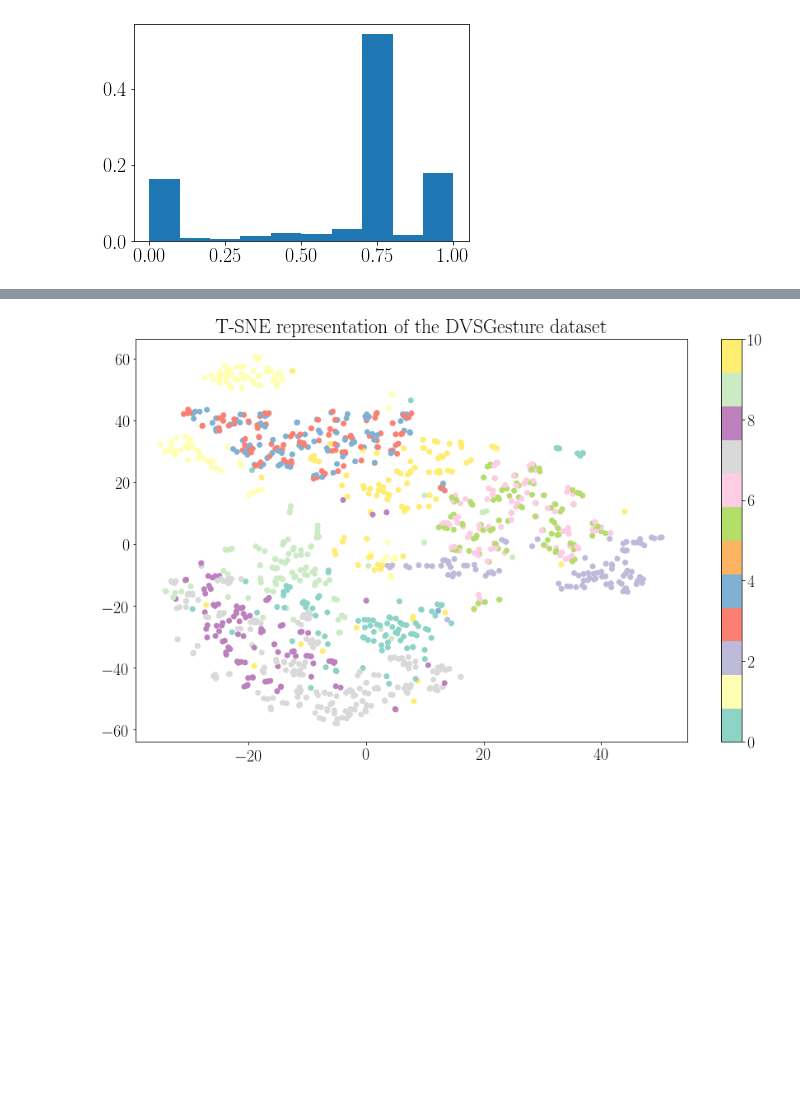
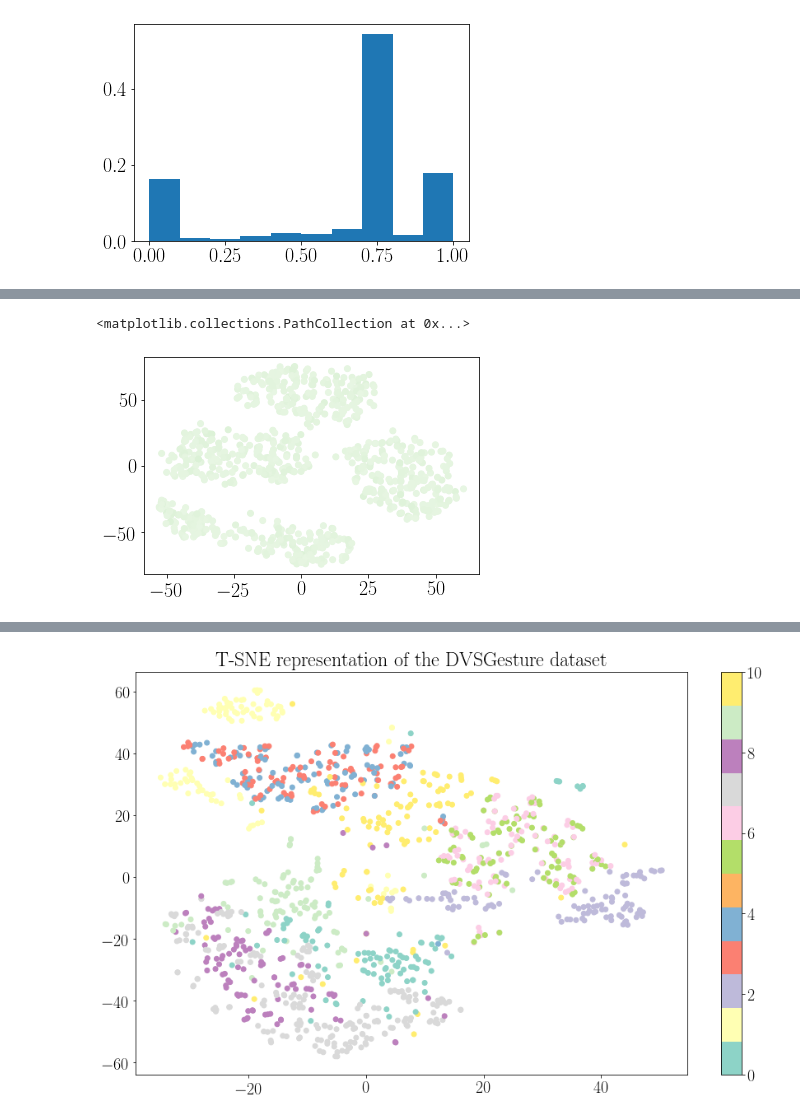
Before and after one commit to kclip/BayesBiSNN, a Jupyter notebook: BBSNN_notebook.ipynb, the cells around one changed output, grey strips where cells are left out. Drawn from its saved outputs; the diff is of its cells as text; code cells hidden in the pictures; blank space fills up the shorter version.

```diff
--- a/BBSNN_notebook.ipynb
+++ b/BBSNN_notebook.ipynb
@@ -254,0 +347,9 @@ Counter({2.0: 900,
+# %%
+lbl = 6
+idxs_predicted_lbl = idxs_train_mode[np.where(np.argmax(preds_train_mode, axis=-1) == lbl)[0]]
+idxs_transformed = [mapping_fulltoreduced_train[i] for i in idxs_predicted_lbl]
+transformed = test[:n_samples_train][idxs_transformed]
+plt.scatter(transformed[:, 0], transformed[:, 1], c=np.max(preds_train_mode, axis=-1)[np.where(np.argmax(preds_train_mode, axis=-1) == lbl)[0]], cmap=cmap[lbl], vmin=0, vmax=1)
+# %% [output]
+<matplotlib.collections.PathCollection at 0x...>
+[figure, added]
```
Also changed, not shown: parts of 15 cells of this notebook, 4 other files.
